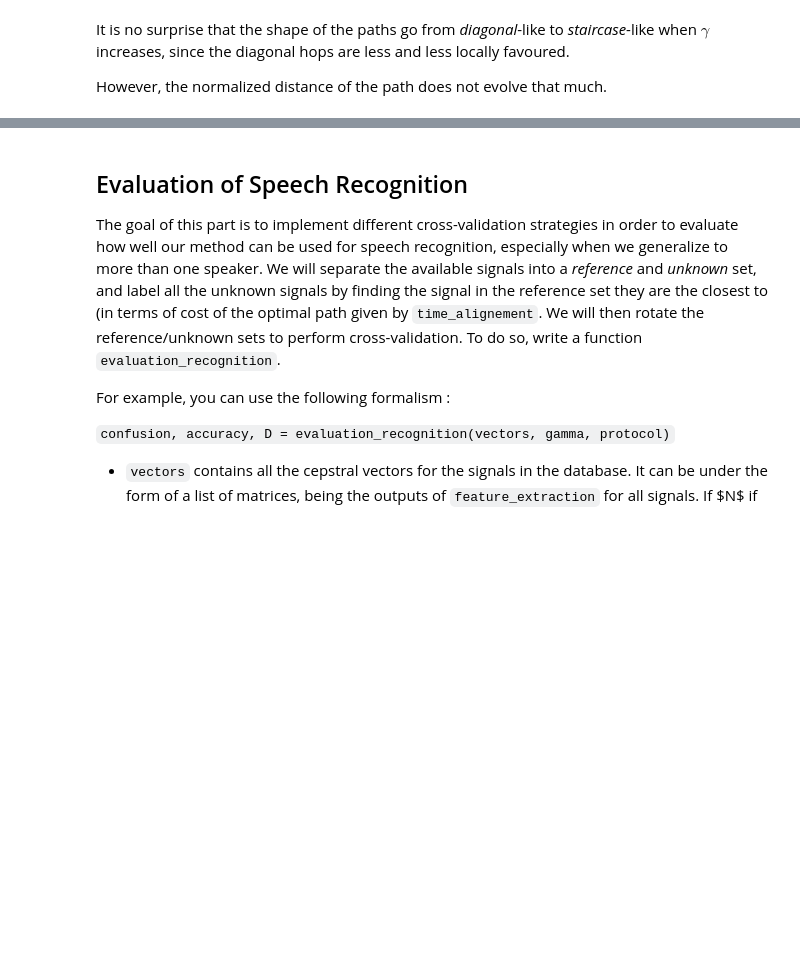
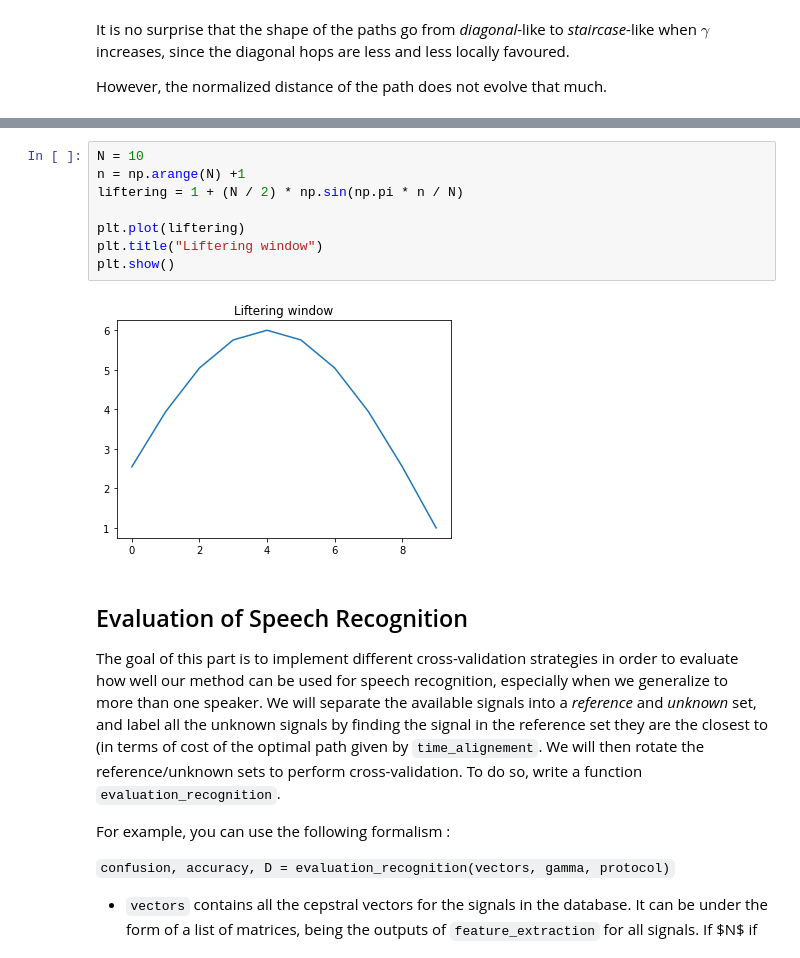
Before and after one commit to littlebuzzybee/TSIA206-TP2, a Jupyter notebook: TP - Dynamic Time Warping for Speech Recognition.ipynb, the cells around one changed output, grey strips where cells are left out. Saved outputs shown, nothing was run; the diff lists cells and outputs as text; blank space fills up the shorter version.

```diff
--- a/TP - Dynamic Time Warping for Speech Recognition.ipynb
+++ b/TP - Dynamic Time Warping for Speech Recognition.ipynb
@@ -518,3 +528,13 @@ Without intensive testing, we cannot say what kind of weighting (exponential dec
+# %%
+N = 10
+n = np.arange(N) +1
+liftering = 1 + (N / 2) * np.sin(np.pi * n / N)
+
+plt.plot(liftering)
+plt.title("Liftering window")
+plt.show()
+# %% [output]
+[figure, added]
 # %% [markdown]
 ## Evaluation of Speech Recognition
 
```
Also changed, not shown: parts of 3 cells of this notebook.
